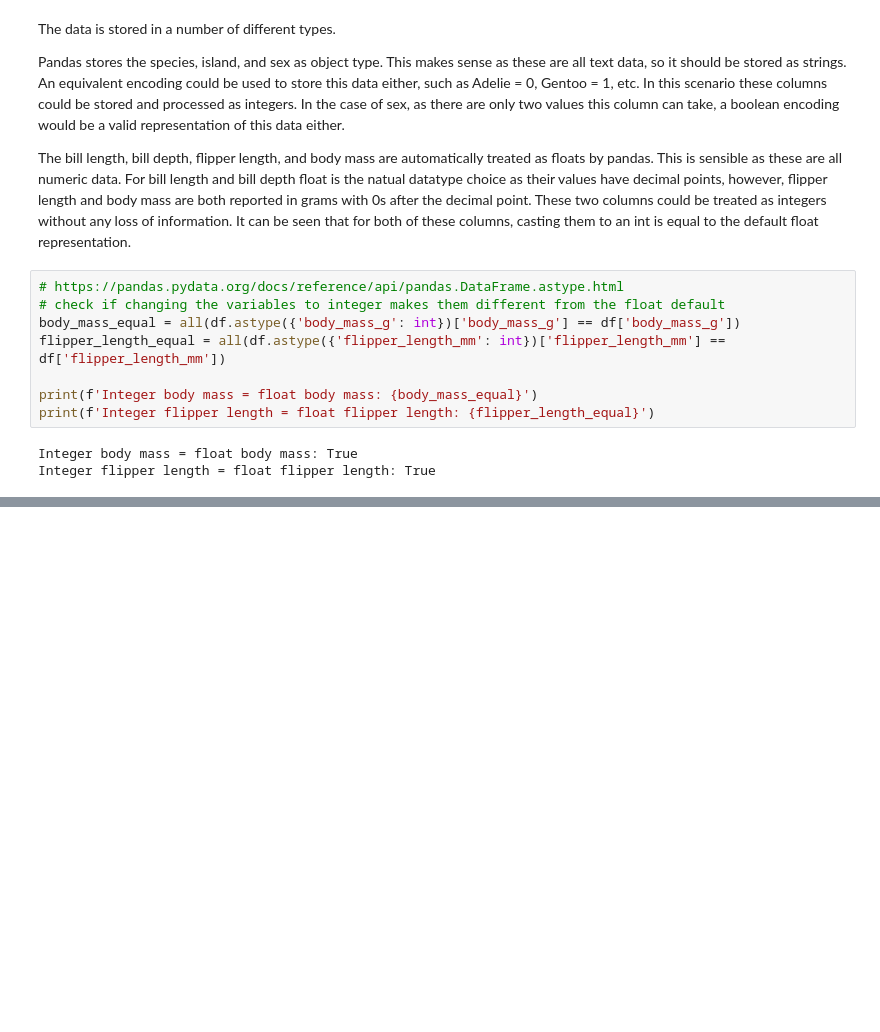
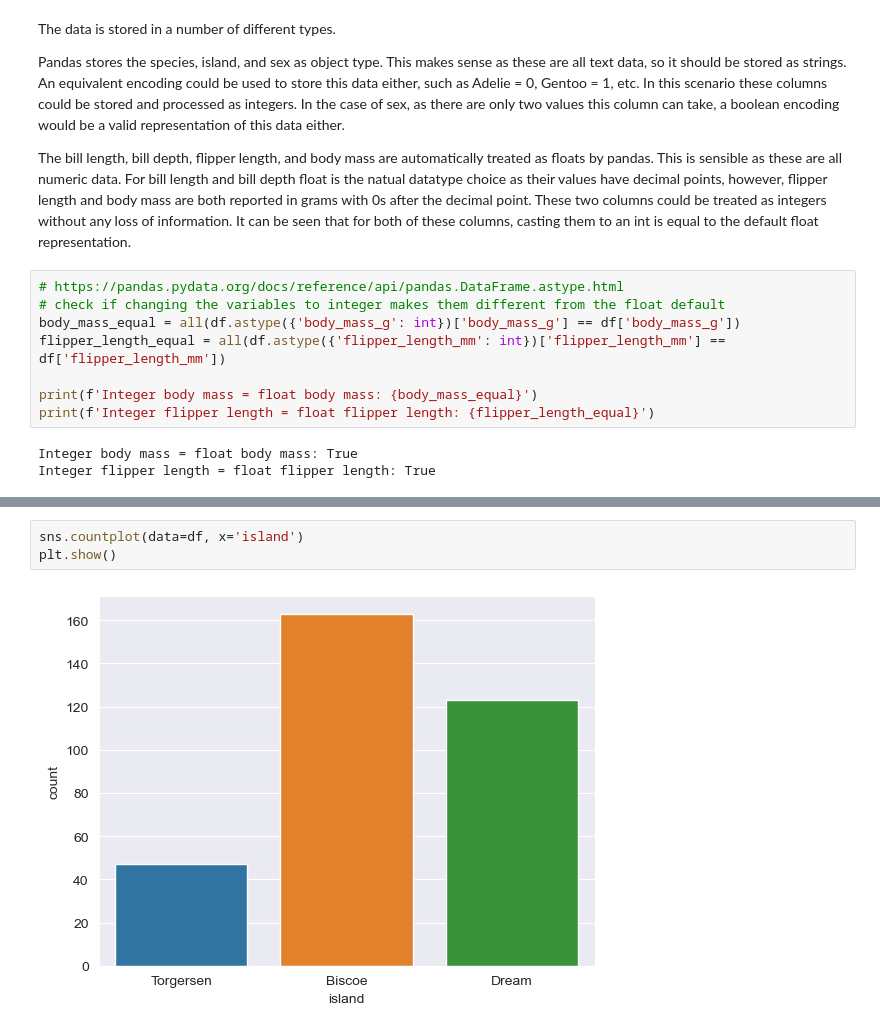
Before and after one commit to Cking313/principals_of_data_analytics, a Jupyter notebook: penguins.ipynb, the cells around one changed output, grey strips where cells are left out. Cells and saved outputs as stored; diff of their text form; blank space fills up the shorter version.

```diff
--- a/penguins.ipynb
+++ b/penguins.ipynb
@@ -96,0 +107,5 @@ Integer flipper length = float flipper length: True
+# %%
+sns.countplot(data=df, x='island')
+plt.show()
+# %% [output]
+[figure, added]
```
Also changed, not shown: parts of 4 cells of this notebook.
